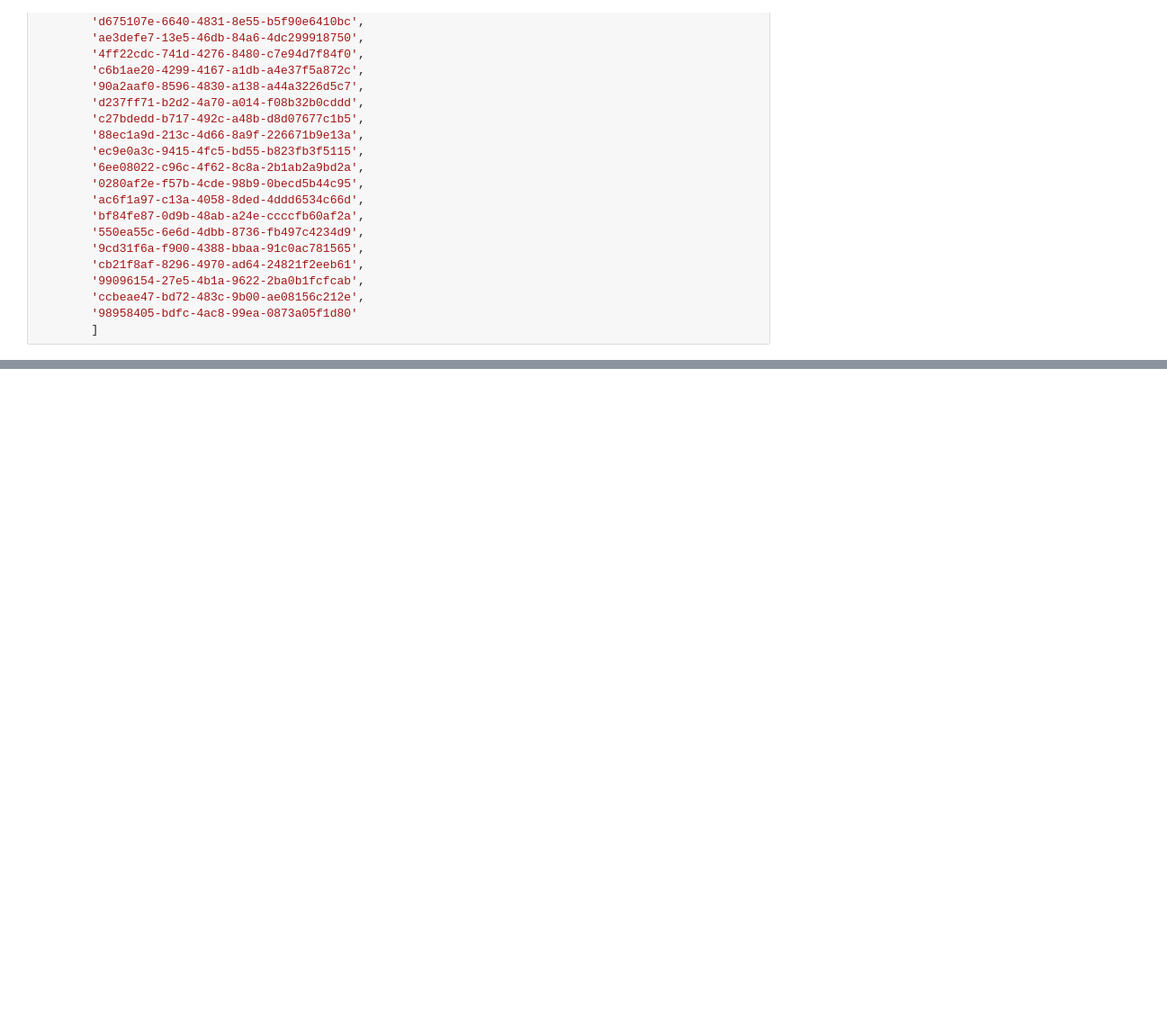
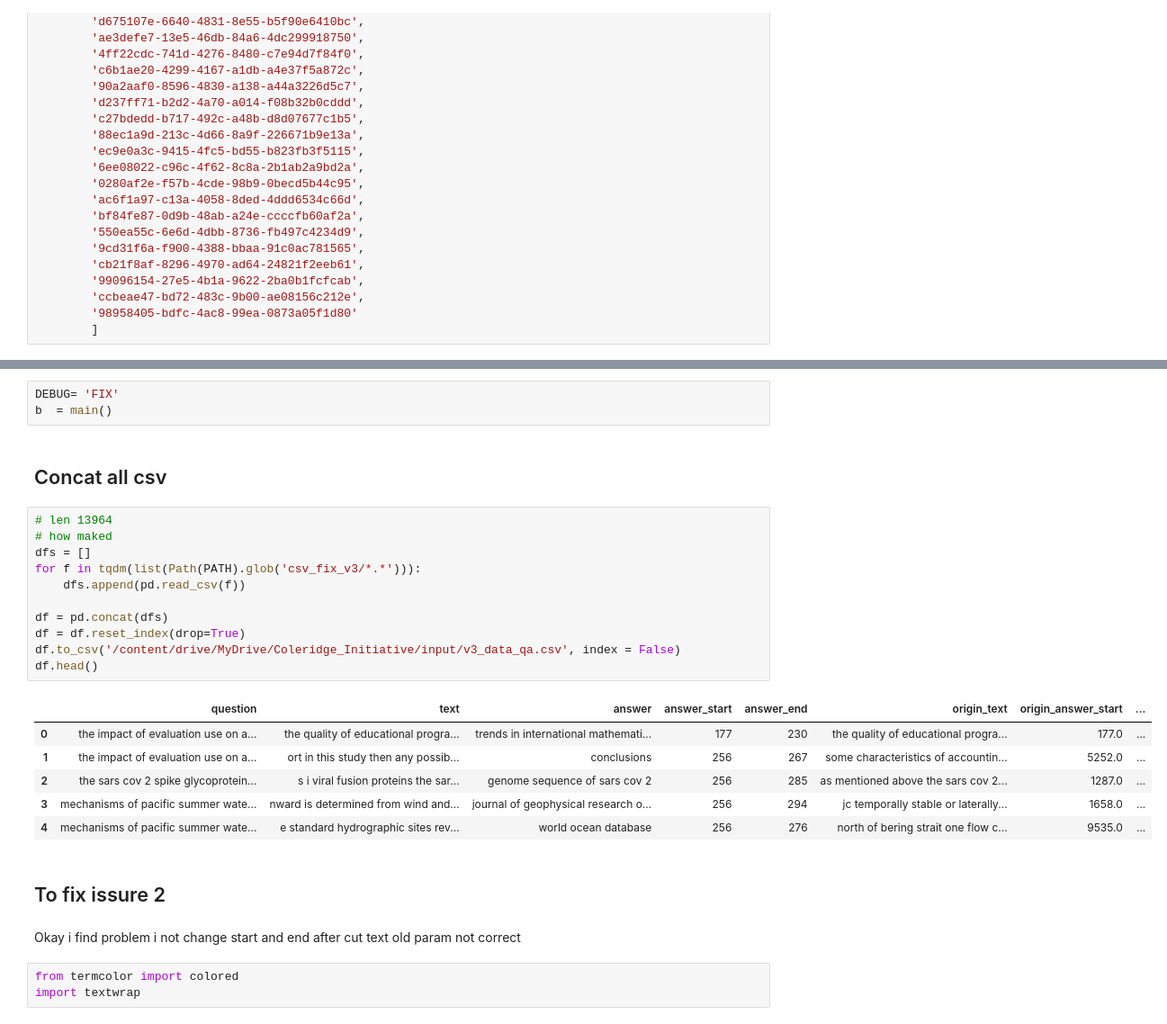
Before and after one commit to beifa/Coleridge_Initiative, a Jupyter notebook: notebook/preprocessing_data.ipynb, the cells around one changed output, grey strips where cells are left out. Shown at 90% size. Drawn from its saved outputs; the diff is of its cells as text; blank space fills up the shorter version.

Commit message:
fix issure2, concat to csv

```diff
--- a/notebook/preprocessing_data.ipynb
+++ b/notebook/preprocessing_data.ipynb
@@ -582,0 +618,30 @@ a
+# %%
+DEBUG= 'FIX'
+b  = main()
+# %% [markdown]
+## Concat all csv
+# %%
+# len 13964
+# how maked
+dfs = []
+for f in tqdm(list(Path(PATH).glob('csv_fix_v3/*.*'))):
+    dfs.append(pd.read_csv(f))
+
+df = pd.concat(dfs)
+df = df.reset_index(drop=True)
+df.to_csv('/content/drive/MyDrive/Coleridge_Initiative/input/v3_data_qa.csv', index = False)
+df.head()
+# %% [output]
+|  | question | text | answer | answer_start | answer_end | origin_text | origin_answer_start | ... |
+| 0 | the impact of evaluation use on a... | the quality of educational progra... | trends in international mathemati... | 177 | 230 | the quality of educational progra... | 177.0 | ... |
+| 1 | the impact of evaluation use on a... | ort in this study then any possib... | conclusions | 256 | 267 | some characteristics of accountin... | 5252.0 | ... |
+| 2 | the sars cov 2 spike glycoprotein... | s i viral fusion proteins the sar... | genome sequence of sars cov 2 | 256 | 285 | as mentioned above the sars cov 2... | 1287.0 | ... |
+| 3 | mechanisms of pacific summer wate... | nward is determined from wind and... | journal of geophysical research o... | 256 | 294 | jc temporally stable or laterally... | 1658.0 | ... |
+| 4 | mechanisms of pacific summer wate... | e standard hydrographic sites rev... | world ocean database | 256 | 276 | north of bering strait one flow c... | 9535.0 | ... |
+# %% [markdown]
+## To fix issure 2
+# %% [markdown]
+Okay i find problem i not change start and end after cut text old param not correct
+# %%
+from termcolor import colored
+import textwrap
```
Also changed, not shown: parts of 12 cells of this notebook.
